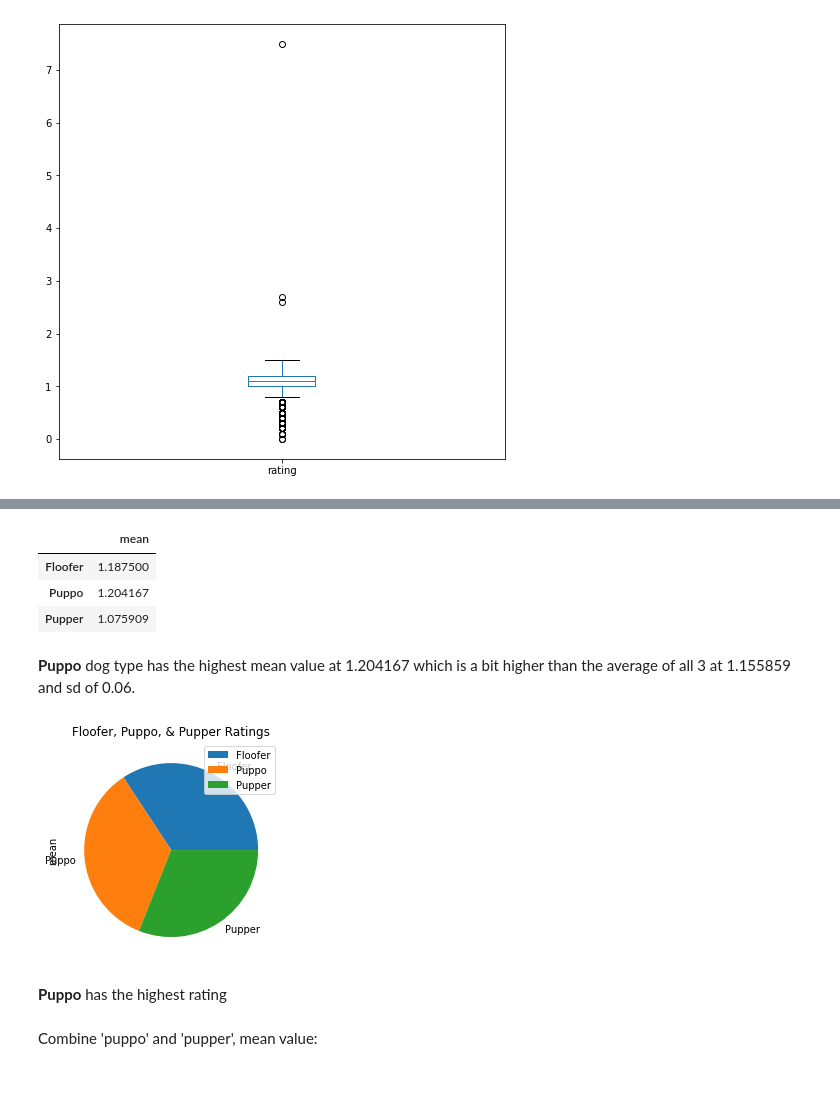
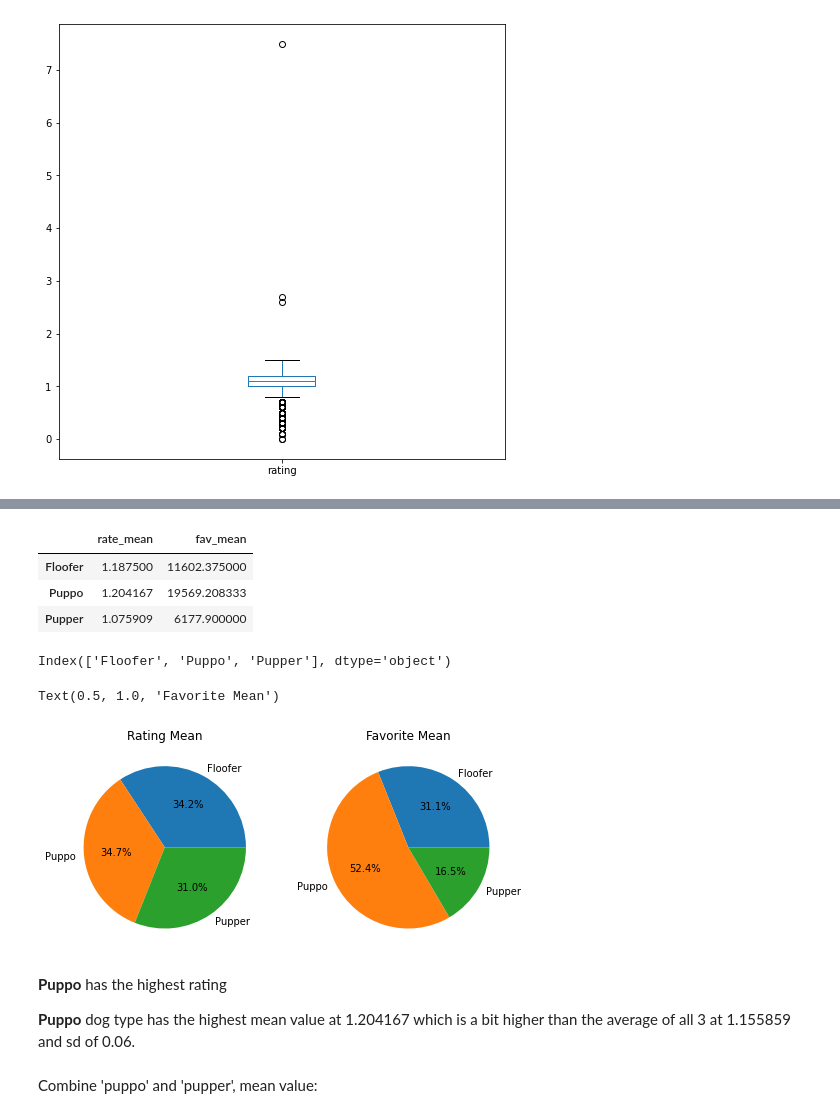
Before and after one commit to parcheesime/tweet-wrangling, a Jupyter notebook: wrangle-act.ipynb, the cells around one changed output, grey strips where cells are left out. Cells and saved outputs as stored; diff of their text form; code cells hidden in the pictures; blank space fills up the shorter version.

```diff
--- a/wrangle-act.ipynb
+++ b/wrangle-act.ipynb
@@ -1091,23 +1137,35 @@ doggo_means.describe()
+# %%
+# view df
+doggo_means
+# %% [output]
+|  | rate_mean | fav_mean |
+| Floofer | 1.187500 | 11602.375000 |
+| Puppo | 1.204167 | 19569.208333 |
+| Pupper | 1.075909 | 6177.900000 |
 # %%
 # Rename mean column to 'mean'
-doggo_means.columns=['mean']
+doggo_means.columns=['rate_mean', 'fav_mean']
 # %%
 # Display Dog Type Mean Dataframe
-doggo_means
+doggo_means.index
 # %% [output]
-|  | mean |
-| Floofer | 1.187500 |
-| Puppo | 1.204167 |
-| Pupper | 1.075909 |
+Index(['Floofer', 'Puppo', 'Pupper'], dtype='object')
+# %%
+# plot pie charts
+fig, (ax1, ax2) = plt.subplots(1, 2, figsize=(8,8))
+value1= doggo_means['rate_mean']
+value2=doggo_means['fav_mean']
+ax1.pie(value1, labels=doggo_means.index, autopct = '%1.1f%%')
+ax1.set_title('Rating Mean')
+ax2.pie(value2, labels=doggo_means.index, autopct = '%1.1f%%')
+ax2.set_title('Favorite Mean')
+# %% [output]
+Text(0.5, 1.0, 'Favorite Mean')
+[figure, added]
 # %% [markdown]
+**Puppo** has the highest rating
+
 **Puppo** dog type has the highest mean value at 1.204167 which is a bit higher than the average of all 3 at 1.155859 and sd of 0.06.
-# %%
-# view results
-doggo_means.plot.pie(y='mean', title='Floofer, Puppo, & Pupper Ratings');
-# %% [output]
-[figure, removed]
-# %% [markdown]
-**Puppo** has the highest rating
 # %% [markdown]
 Combine 'puppo' and 'pupper', mean value:
 # %%
```
Also changed, not shown: parts of 41 cells of this notebook, 3 other files.
